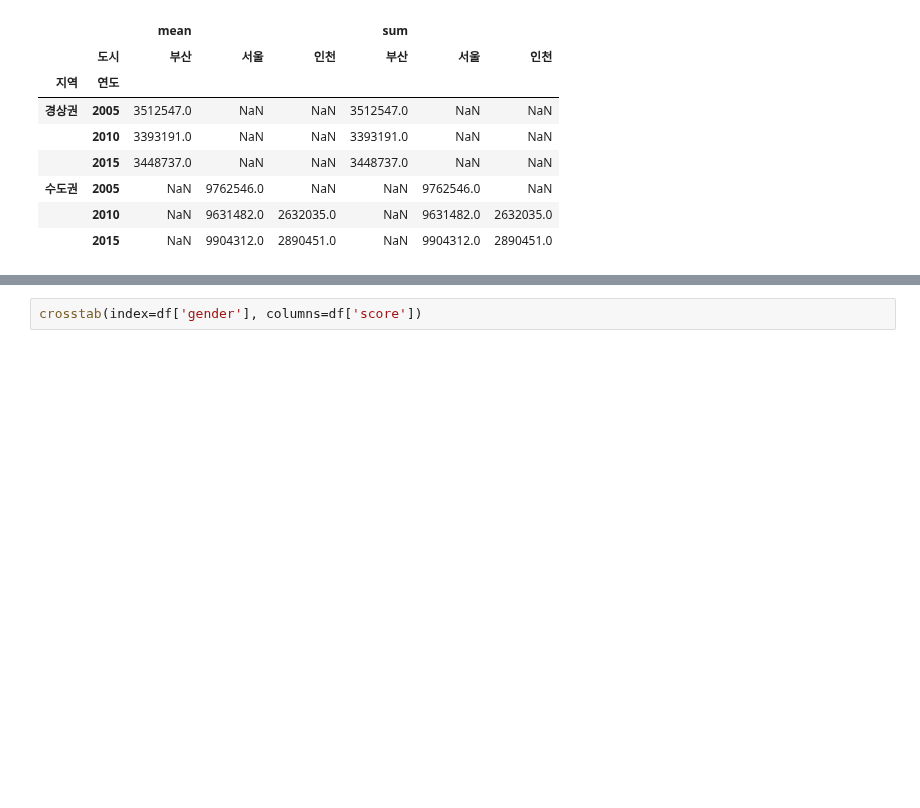
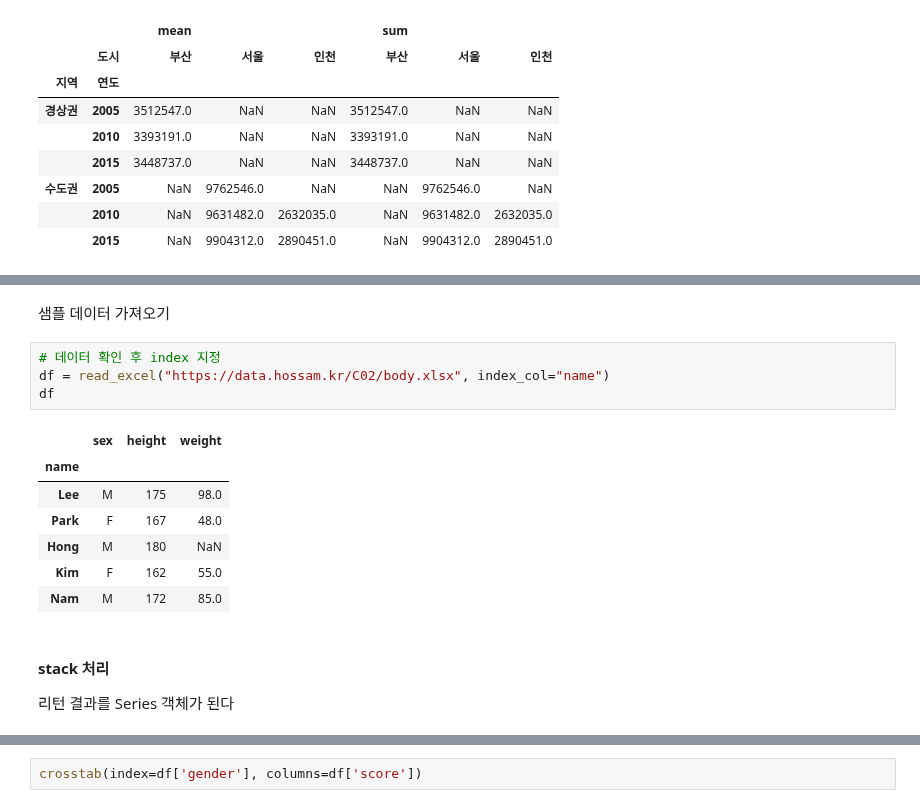
Before and after one commit to jaekim3220/jupyter, a Jupyter notebook: C. 데이터 다루기/02. 데이터 전처리/04-데이터_재구조화.ipynb, the cells around one changed output, grey strips where cells are left out. Drawn from its saved outputs; the diff is of its cells as text; blank space fills up the shorter version.

```diff
--- a/C. 데이터 다루기/02. 데이터 전처리/04-데이터_재구조화.ipynb
+++ b/C. 데이터 다루기/02. 데이터 전처리/04-데이터_재구조화.ipynb
@@ -95,0 +168,18 @@ pivot_table(df,                        # 피벗할 데이터프레임
+# %% [markdown]
+샘플 데이터 가져오기
+# %%
+# 데이터 확인 후 index 지정
+df = read_excel("https://data.hossam.kr/C02/body.xlsx", index_col="name")
+df
+# %% [output]
+|  | sex | height | weight |
+| name |  |  |  |
+| Lee | M | 175 | 98.0 |
+| Park | F | 167 | 48.0 |
+| Hong | M | 180 | NaN |
+| Kim | F | 162 | 55.0 |
+| Nam | M | 172 | 85.0 |
+# %% [markdown]
+#### stack 처리
+
+리턴 결과를 Series 객체가 된다
```
Also changed, not shown: parts of 33 cells of this notebook, 3 other files.
